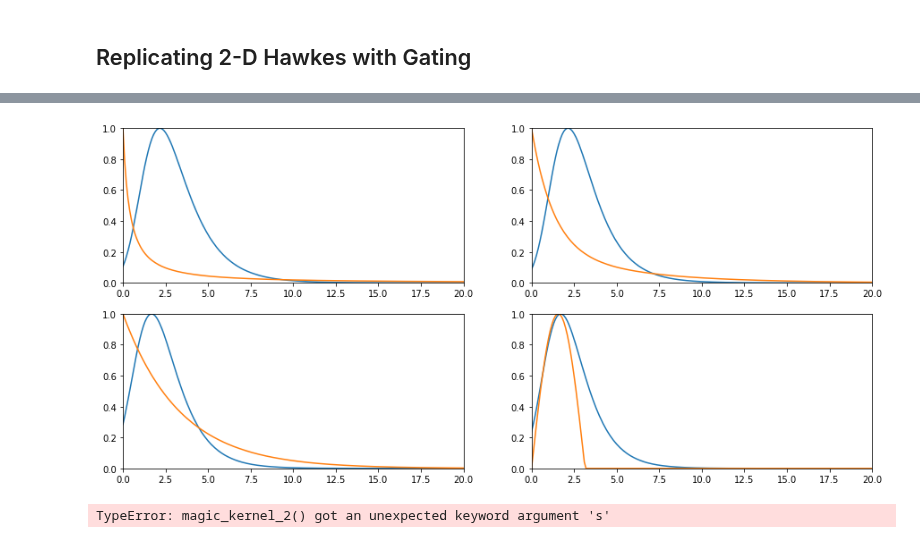
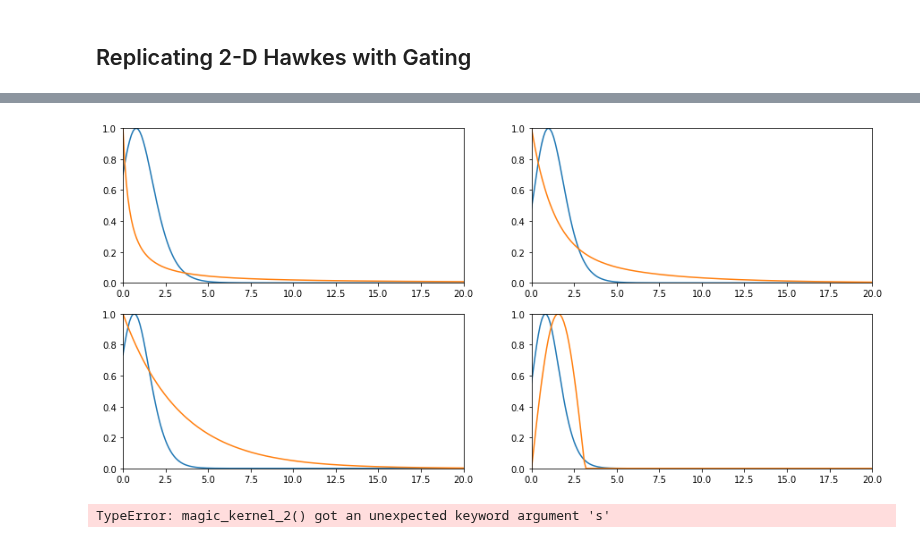
Before and after one commit to yamacisik/gated_kernel_tpp, a Jupyter notebook: kernel_fuctions_experiments.ipynb, the cells around one changed output, grey strips where cells are left out. Cells and saved outputs as stored; diff of their text form; code cells hidden in the pictures.

```diff
--- a/kernel_fuctions_experiments.ipynb
+++ b/kernel_fuctions_experiments.ipynb
@@ -693,0 +696,5 @@ params.tail(4)
+# %%
+i =3
+values = magic_kernel_1(t,sigma = 0.5, lengthscale = 0.426366, alpha = 3.825025)
+plt.plot(t,values)
+plt.xlim(0,10)
@@ -694,34 +704,34 @@ params.tail(4)
 # %%
 
 
-model_id  = 'b8b1f35631'
-lengtscales = params.loc[params.Model_ID ==model_id].values[0][1:5]+1
-sigmas = params.loc[params.Model_ID ==model_id].values[0][5:9]*2
-alphas = params.loc[params.Model_ID ==model_id].values[0][9:13]+1
+model_id  = 'd34073a286'
+lengtscales = params.loc[params.Model_ID ==model_id].values[0][1:5]
+sigmas = params.loc[params.Model_ID ==model_id].values[0][5:9]
+alphas = params.loc[params.Model_ID ==model_id].values[0][9:13]
 # ss = params.loc[params.Model_ID ==model_id].values[0][13:17]
 
 t =torch.arange(0,200,0.1)+0.000001
 
 
 fig, axes = plt.subplots(2, 2,figsize=(15,7))
 axes = axes.flatten()
 for i in range(len(axes)):
 
     values = magic_kernel_1(t,sigma = sigmas[i], lengthscale = lengtscales[i], alpha = alphas[i])
     values = (values - values.min())/(values.max()-values.min())
     real_values = triggering_kernel(t,i)
     real_values = (real_values - real_values.min())/(real_values.max()-real_values.min())
 
     axes[i].plot(t,values)
     axes[i].plot(t,real_values)
     axes[i].set_xlim(0, 20)
     axes[i].set_ylim(0, 1)
 # axes[0].set_xlim(0, 10)
 # axes[1].set_ylim(0, 0.2)
 # axes[2].set_xlim(0, 10)
 # axes[3].set_ylim(0, 0.3)
 # %% [output]
-[figure, old version]
+[figure, new version]
 # %%
 
 
```
Also changed, not shown: parts of 3 cells of this notebook, 1 other file.
